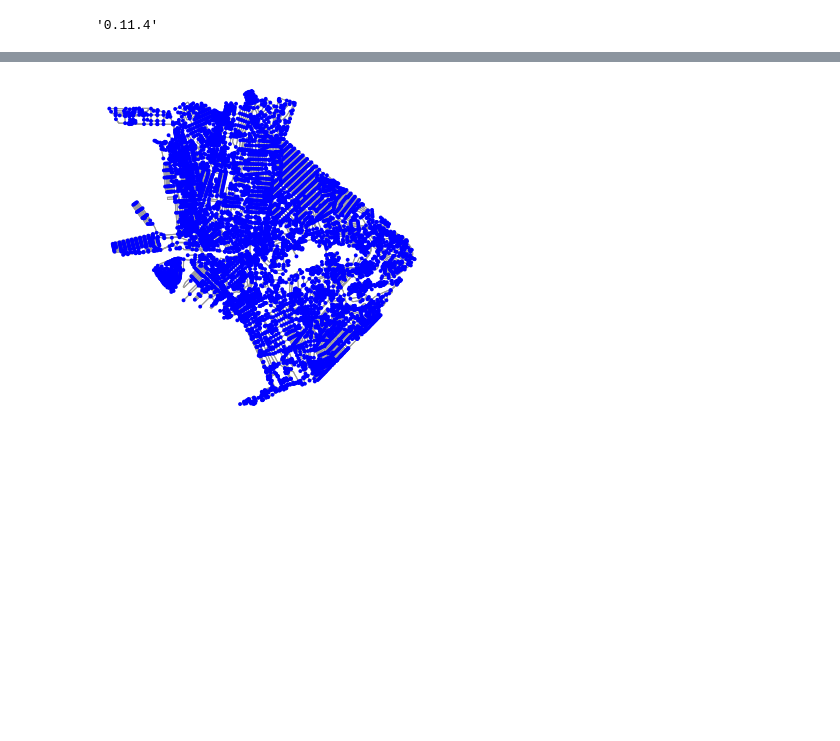
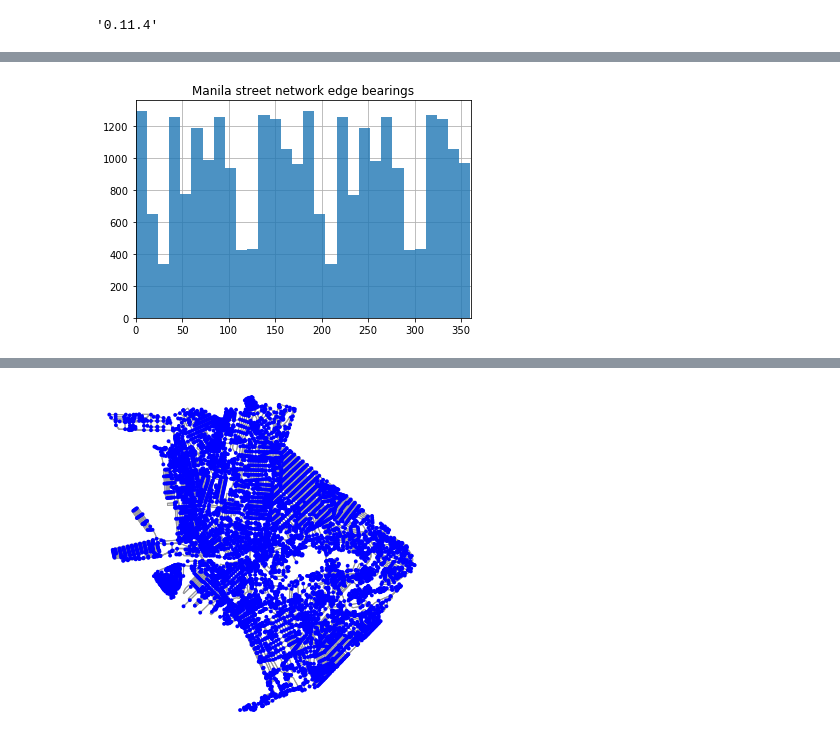
Before and after one commit to ajgatdu2/osmnx-examples, a Jupyter notebook: notebooks/Assignment 2 Try.ipynb, the cells around one changed output, grey strips where cells are left out. Saved outputs shown, nothing was run; the diff lists cells and outputs as text; code cells hidden in the pictures; blank space fills up the shorter version.

```diff
--- a/notebooks/Assignment 2 Try.ipynb
+++ b/notebooks/Assignment 2 Try.ipynb
@@ -16,0 +20,10 @@ fig, ax = ox.plot_graph(G)
+# %%
+# calculate edge bearings and visualize their frequency
+G = ox.add_edge_bearings(G)
+bearings = pd.Series([data['bearing'] for u, v, k, data in G.edges(keys=True, data=True)])
+ax = bearings.hist(bins=30, zorder=2, alpha=0.8)
+xlim = ax.set_xlim(0, 360)
+ax.set_title('Manila street network edge bearings')
+plt.show()
+# %% [output]
+[figure, added]
```
Also changed, not shown: parts of 3 cells of this notebook, 3 other files.
